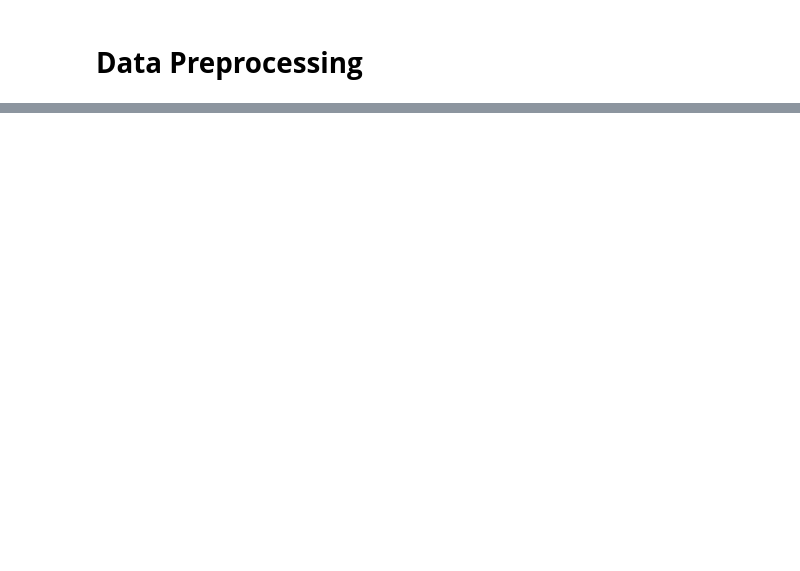
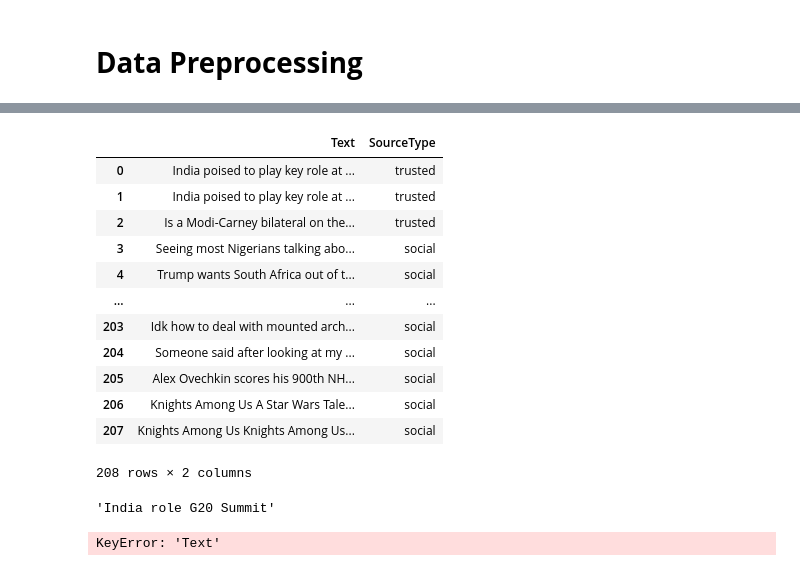
Before and after one commit to kuheli31/Fake-News-Detector, a Jupyter notebook: Fake_News_Detection.ipynb, the cells around one changed output, grey strips where cells are left out. Drawn from its saved outputs; the diff is of its cells as text; code cells hidden in the pictures; blank space fills up the shorter version.

```diff
--- a/Fake_News_Detection.ipynb
+++ b/Fake_News_Detection.ipynb
@@ -1060,0 +546,55 @@ reddit_posts
+# %%
+# --- Load data ---
+try:
+    df_gnews = pd.read_csv("gnews.csv")
+    df_tweets = pd.read_csv("tweets.csv")
+    df_reddit = pd.read_csv("reddit.csv")
+except FileNotFoundError:
+    print("❌ One or more CSV files not found. Please run the data collection scripts first.")
+    exit()
+# %%
+# --- Prepare combined dataset ---
+combined_df = pd.DataFrame()
+# %%
+if not df_gnews.empty:
+    df_gnews['SourceType'] = 'trusted'
+    df_gnews['Text'] = df_gnews[['Title', 'Description', 'Content']].fillna('').agg(' '.join, axis=1)
+    combined_df = pd.concat([combined_df, df_gnews[['Text', 'SourceType']]], ignore_index=True)
+
+if not df_tweets.empty:
+    df_tweets['SourceType'] = 'social'
+    df_tweets['Text'] = df_tweets['Tweet Text'].fillna('')
+    combined_df = pd.concat([combined_df, df_tweets[['Text', 'SourceType']]], ignore_index=True)
+
+if not df_reddit.empty:
+    df_reddit['SourceType'] = 'social'
+    df_reddit['Text'] = df_reddit[['Post Title', 'Post Text']].fillna('').agg(' '.join, axis=1)
+    combined_df = pd.concat([combined_df, df_reddit[['Text', 'SourceType']]], ignore_index=True)
+
+combined_df
+# %% [output]
+|  | Text | SourceType |
+| 0 | India poised to play key role at ... | trusted |
+| 1 | India poised to play key role at ... | trusted |
+| 2 | Is a Modi-Carney bilateral on the... | trusted |
+| 3 | Seeing most Nigerians talking abo... | social |
+| 4 | Trump wants South Africa out of t... | social |
+| ... | ... | ... |
+| 203 | Idk how to deal with mounted arch... | social |
+| 204 | Someone said after looking at my ... | social |
+| 205 | Alex Ovechkin scores his 900th NH... | social |
+| 206 | Knights Among Us A Star Wars Tale... | social |
+| 207 | Knights Among Us Knights Among Us... | social |
+208 rows × 2 columns
+# %%
+# --- Convert keyword list (from spaCy) to string ---
+news_input = " ".join(news_check)
+news_input
+# %% [output]
+'India role G20 Summit'
+# %%
+# --- Vectorization ---
+vectorizer = TfidfVectorizer(stop_words='english')
+tfidf_matrix = vectorizer.fit_transform(combined_df['Text'].tolist() + [news_input])
+# %% [output]
+KeyError: 'Text'
```
Also changed, not shown: parts of 41 cells of this notebook.
